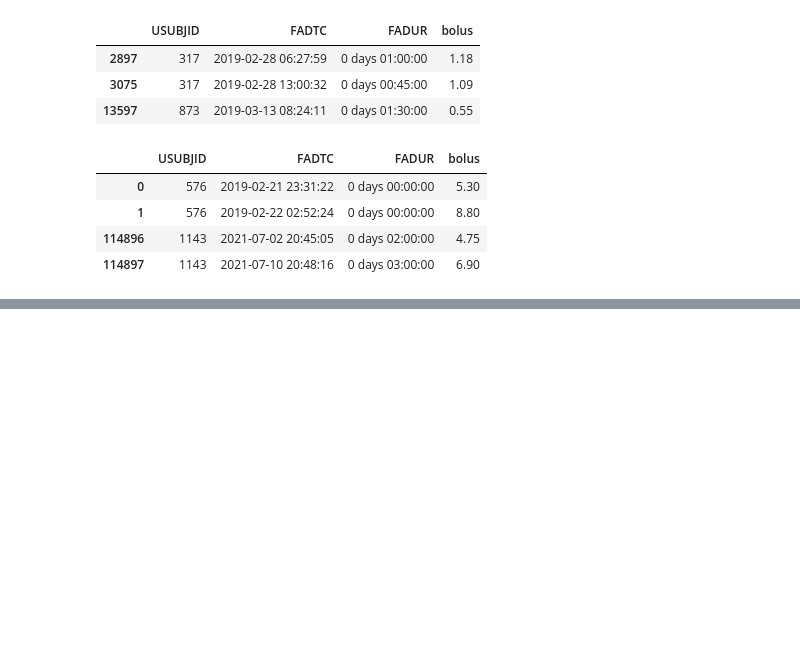
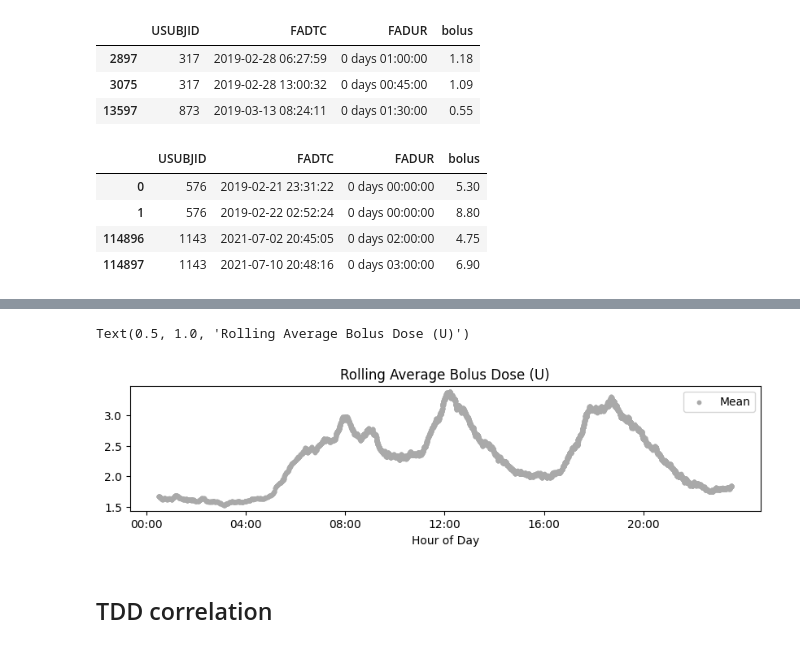
Before and after one commit to nudgebg/egvinsulin, a Jupyter notebook: notebooks/understand-t1dexi-dataset/2025-01-27 - Implement T1DEXi.ipynb, the cells around one changed output, grey strips where cells are left out. Saved outputs shown, nothing was run; the diff lists cells and outputs as text; code cells hidden in the pictures; blank space fills up the shorter version.

```diff
--- a/notebooks/understand-t1dexi-dataset/2025-01-27 - Implement T1DEXi.ipynb
+++ b/notebooks/understand-t1dexi-dataset/2025-01-27 - Implement T1DEXi.ipynb
@@ -175,0 +269,4 @@ Dropping 14020 rows with NaN basal rates
+# %%
+reload(t1dexi)
+study = t1dexi.T1DEXI(study_path=os.path.join(os.getcwd(), '..', '..', 'data', 'raw', 'T1DEXI'))
+df_bolus = study.extract_bolus_event_history()
@@ -175,0 +284,12 @@ Dropping 14020 rows with NaN basal rates
+# %%
+reload(drawing)
+plt.figure(figsize=(10,2));ax=plt.gca()
+drawing.drawMovingAverage(ax, df_bolus,
+                          study.COL_NAME_DATETIME, study.COL_NAME_BOLUS,
+                          aggregator='mean',label='Mean')
+plt.title('Rolling Average Bolus Dose (U)')
+# %% [output]
+Text(0.5, 1.0, 'Rolling Average Bolus Dose (U)')
+[figure, added]
+# %% [markdown]
+## TDD correlation
```
Also changed, not shown: parts of 19 cells of this notebook, 5 other files.
